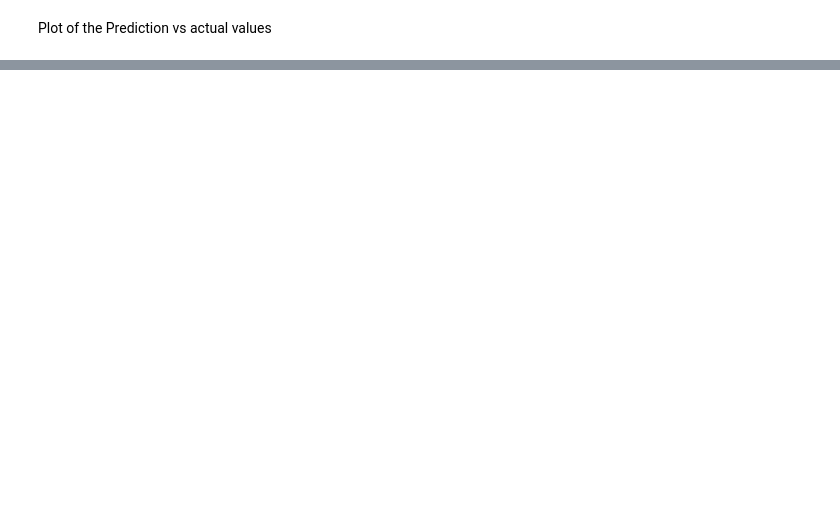
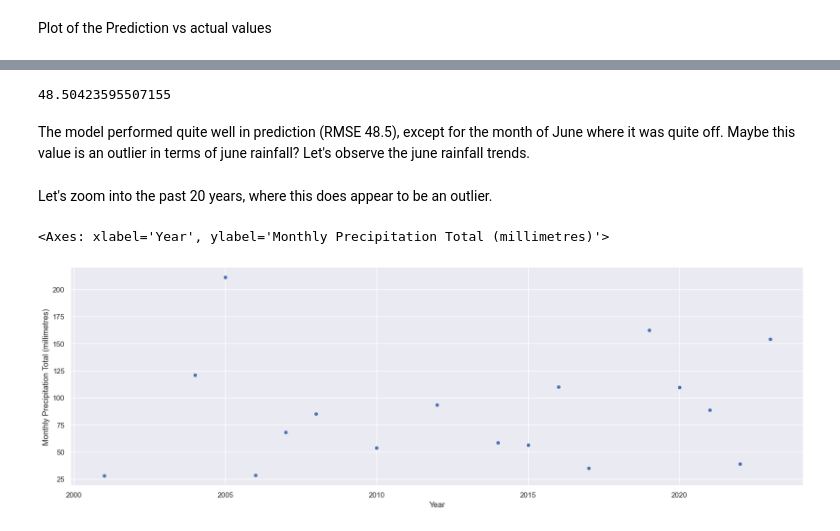
Before and after one commit to JordanBrown98/Gingin-WA-Rainfall-Analysis, a Jupyter notebook: Gingin_Analysis.ipynb, the cells around one changed output, grey strips where cells are left out. Cells and saved outputs as stored; diff of their text form; code cells hidden in the pictures; blank space fills up the shorter version.

```diff
--- a/Gingin_Analysis.ipynb
+++ b/Gingin_Analysis.ipynb
@@ -82,0 +99,8 @@ sns.scatterplot(final_df, x = "Month", y = "Monthly Precipitation Total (millime
+# %%
+Model_performance_rmse =  st.mean((final_df["Monthly Precipitation Total (millimetres)"] - final_df["Predict"])**2)**0.5
+
+Model_performance_rmse
+# %% [output]
+48.50423595507155
+# %% [markdown]
+The model performed quite well in prediction (RMSE 48.5), except for the month of June where it was quite off. Maybe this value is an outlier in terms of june rainfall? Let's observe the june rainfall trends.
@@ -82,0 +111,9 @@ sns.scatterplot(final_df, x = "Month", y = "Monthly Precipitation Total (millime
+# %% [markdown]
+Let's zoom into the past 20 years, where this does appear to be an outlier.
+# %%
+rainfall_june = rainfall[(rainfall["Month"] == 6) & (rainfall["Year"] >= 2000)]
+
+sns.scatterplot(data=rainfall_june, x = "Year", y = "Monthly Precipitation Total (millimetres)")
+# %% [output]
+<Axes: xlabel='Year', ylabel='Monthly Precipitation Total (millimetres)'>
+[figure, added]
```
Also changed, not shown: parts of 18 cells of this notebook.
